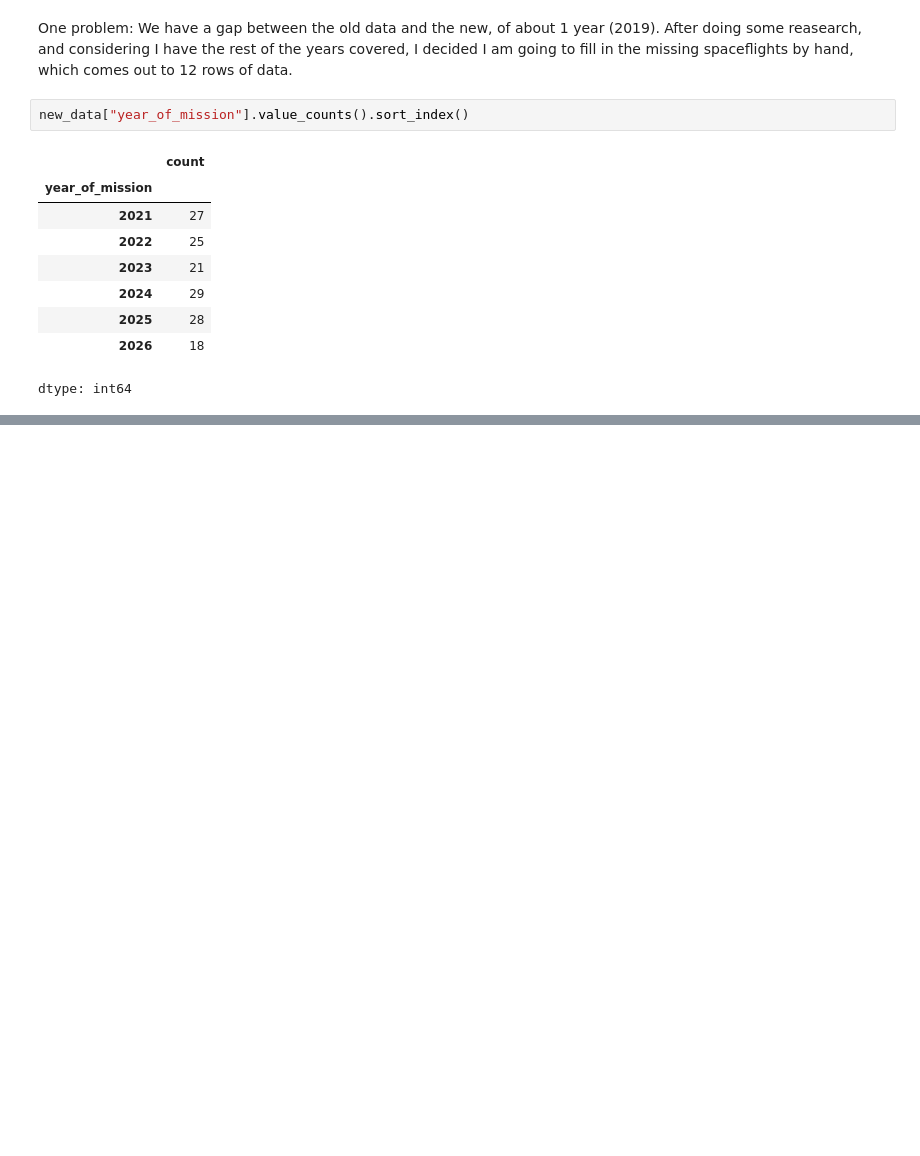
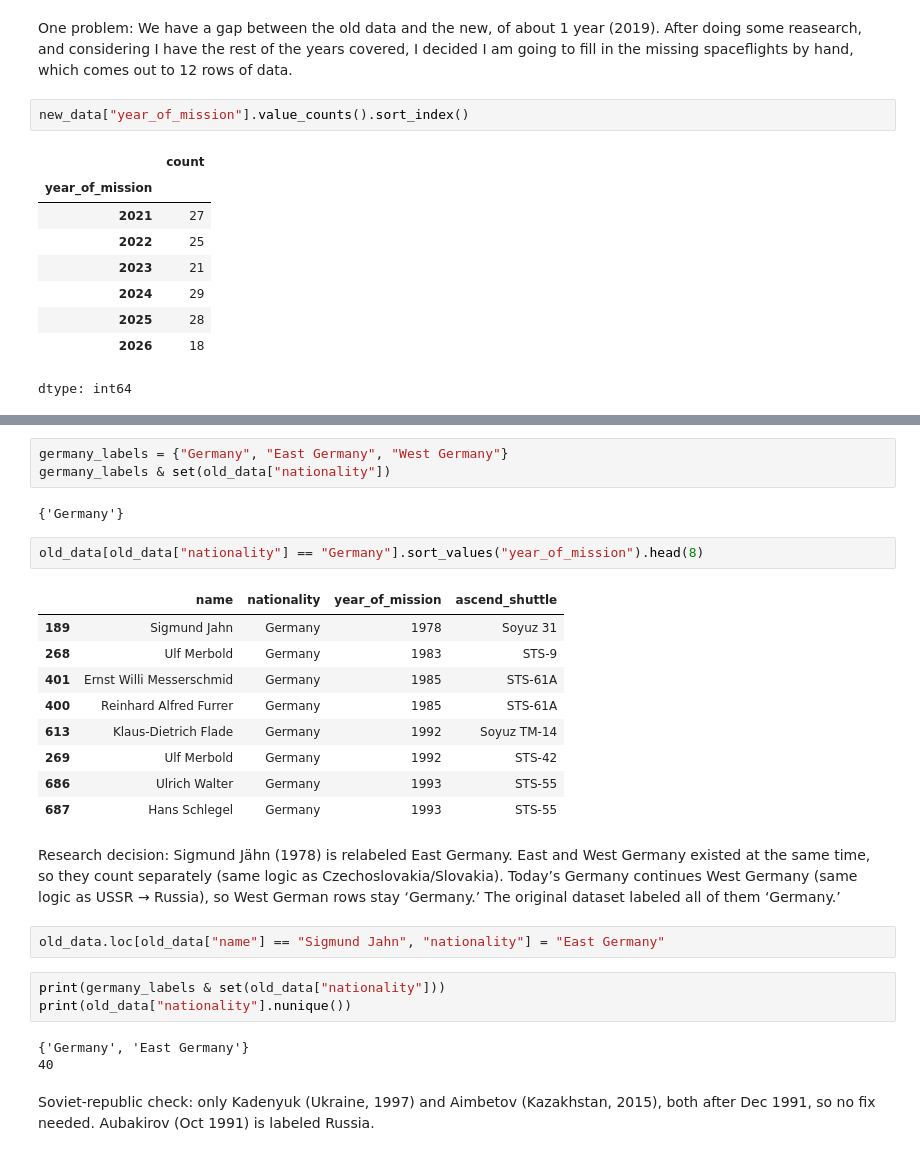
Before and after one commit to MayaVolkov/astronaut-missions-analysis, a Jupyter notebook: Astronaut_Mission_Analysis_.ipynb, the cells around one changed output, grey strips where cells are left out. Saved outputs shown, nothing was run; the diff lists cells and outputs as text; blank space fills up the shorter version.

Commit message:
relabel Jähn as East Germany (40 countries); check duplicates and Soviet-era rows (no changes)

```diff
--- a/Astronaut_Mission_Analysis_.ipynb
+++ b/Astronaut_Mission_Analysis_.ipynb
@@ -880,0 +891,29 @@ dtype: int64
+# %%
+germany_labels = {"Germany", "East Germany", "West Germany"}
+germany_labels & set(old_data["nationality"])
+# %% [output]
+{'Germany'}
+# %%
+old_data[old_data["nationality"] == "Germany"].sort_values("year_of_mission").head(8)
+# %% [output]
+|  | name | nationality | year_of_mission | ascend_shuttle |
+| 189 | Sigmund Jahn | Germany | 1978 | Soyuz 31 |
+| 268 | Ulf Merbold | Germany | 1983 | STS-9 |
+| 401 | Ernst Willi Messerschmid | Germany | 1985 | STS-61A |
+| 400 | Reinhard Alfred Furrer | Germany | 1985 | STS-61A |
+| 613 | Klaus-Dietrich Flade | Germany | 1992 | Soyuz TM-14 |
+| 269 | Ulf Merbold | Germany | 1992 | STS-42 |
+| 686 | Ulrich Walter | Germany | 1993 | STS-55 |
+| 687 | Hans Schlegel | Germany | 1993 | STS-55 |
+# %% [markdown]
+Research decision: Sigmund Jähn (1978) is relabeled East Germany. East and West Germany existed at the same time, so they count separately (same logic as Czechoslovakia/Slovakia). Today’s Germany continues West Germany (same logic as USSR → Russia), so West German rows stay ‘Germany.’ The original dataset labeled all of them ‘Germany.’
+# %%
+old_data.loc[old_data["name"] == "Sigmund Jahn", "nationality"] = "East Germany"
+# %%
+print(germany_labels & set(old_data["nationality"]))
+print(old_data["nationality"].nunique())
+# %% [output]
+{'Germany', 'East Germany'}
+40
+# %% [markdown]
+Soviet-republic check: only Kadenyuk (Ukraine, 1997) and Aimbetov (Kazakhstan, 2015), both after Dec 1991, so no fix needed. Aubakirov (Oct 1991) is labeled Russia.
```
Also changed, not shown: parts of 6 cells of this notebook.
